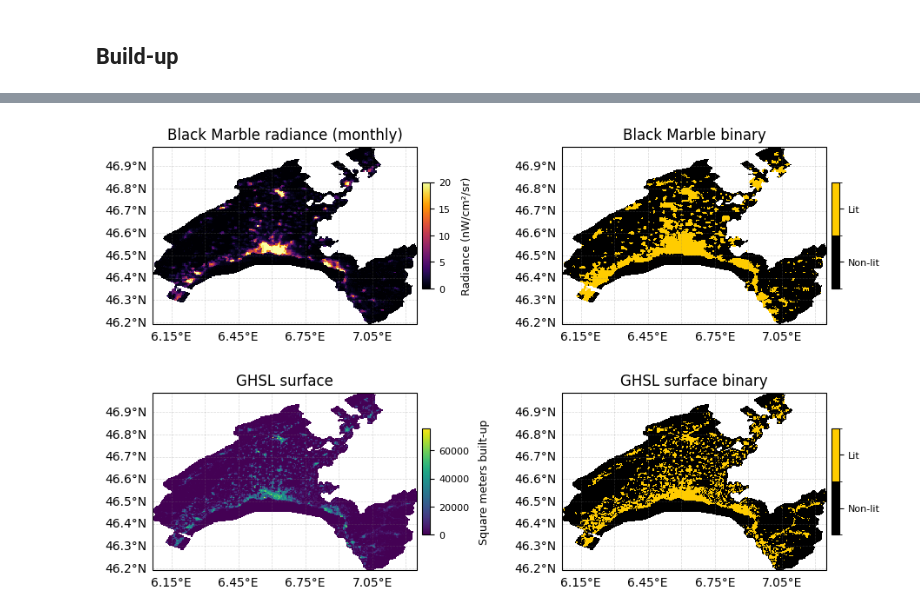
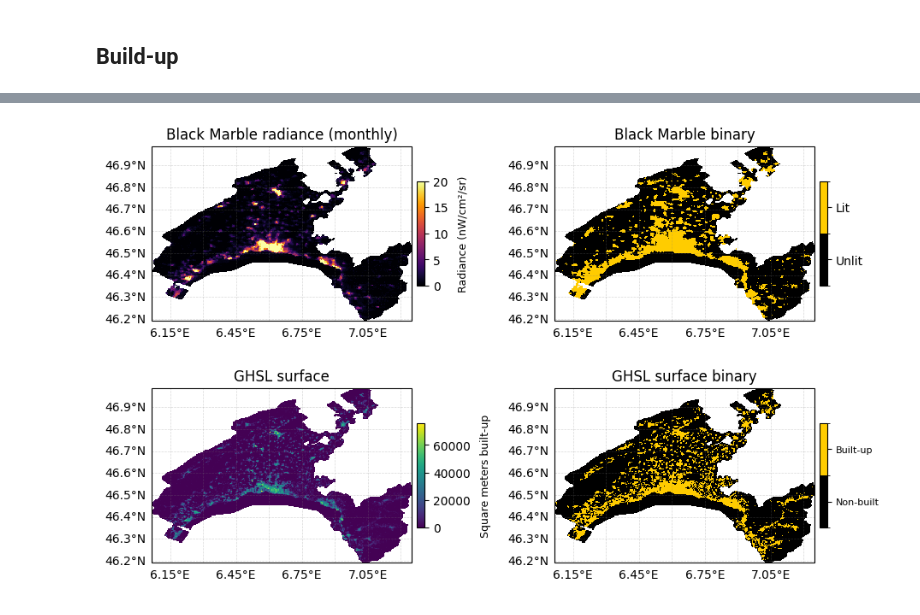
Before and after one commit to jankokla/conflict-monitoring-ntl, a Jupyter notebook: notebooks/plotting_methods.ipynb, the cells around one changed output, grey strips where cells are left out. Saved outputs shown, nothing was run; the diff lists cells and outputs as text; code cells hidden in the pictures.

Commit message:
update plot labels

```diff
--- a/notebooks/plotting_methods.ipynb
+++ b/notebooks/plotting_methods.ipynb
@@ -266,6 +266,7 @@ from mpl_toolkits.axes_grid1.inset_locator import inset_axes
 import numpy as np
 
 # --- DataArrays from your dataset ---
+# (Assuming ds is already defined in your environment)
 da_bm          = ds.black_marble_radiance_monthly
 da_bm_bin      = ds.black_marble_binary
 da_ghsl        = ds.ghsl_surface
@@ -274,20 +275,28 @@ da_ghsl_bin    = ds.ghsl_surface_binary
 lon = ds.lon
 lat = ds.lat
 
-# --- Binary colormap setup (re‑use for both binaries) ---
+# --- Binary colormap setup ---
 bin_codes  = np.array([0, 1])
 bin_colors = ["#000000", "#ffcc00"]
-bin_labels = ["Non-lit", "Lit"]
-
 cmap_bin   = ListedColormap(bin_colors)
 bin_bounds = np.array([-0.5, 0.5, 1.5])
 norm_bin   = BoundaryNorm(bin_bounds, cmap_bin.N)
 bin_tick_locs = np.array([0, 1])
 
-def bin_tick_formatter(x, pos):
+# --- Label Set 1: Black Marble ---
+bin_labels_bm = ["Unlit", "Lit"]
+def bm_tick_formatter(x, pos):
     idx = int(round(x))
     if idx in (0, 1):
-        return bin_labels[idx]
+        return bin_labels_bm[idx]
+    return ""
+
+# --- Label Set 2: GHSL (New) ---
+bin_labels_ghsl = ["Non-built", "Built-up"]
+def ghsl_tick_formatter(x, pos):
+    idx = int(round(x))
+    if idx in (0, 1):
+        return bin_labels_ghsl[idx]
     return ""
 
 # --- Figure: 2x2 grid of maps ---
@@ -309,108 +318,58 @@ im_bm = ax11.pcolormesh(
     vmin=0, vmax=20,
     transform=proj,
 )
-
 ax11.coastlines(resolution="10m", color="white", linewidth=0.6, alpha=0.8)
 ax11.set_title("Black Marble radiance (monthly)")
-
 gl = ax11.gridlines(draw_labels=True, linewidth=0.5, color="gray", alpha=0.3, linestyle="--")
 gl.top_labels = False
 gl.right_labels = False
 
-cax = inset_axes(
-    ax11, width="3%", height="60%",
-    loc="center left",
-    bbox_to_anchor=(1.02, 0, 1, 1),
-    bbox_transform=ax11.transAxes,
-    borderpad=0.0,
-)
+cax = inset_axes(ax11, width="3%", height="60%", loc="center left", bbox_to_anchor=(1.02, 0, 1, 1), bbox_transform=ax11.transAxes, borderpad=0.0)
 cbar = fig.colorbar(im_bm, cax=cax, orientation="vertical")
-cbar.ax.tick_params(labelsize=8)
 cbar.set_label("Radiance (nW/cm²/sr)", fontsize=9, labelpad=8)
 
 # --- (1,2) Black Marble binary ---
-im_bm_bin = ax12.pcolormesh(
-    lon, lat, da_bm_bin,
-    cmap=cmap_bin,
-    norm=norm_bin,
-    transform=proj,
-)
-
+im_bm_bin = ax12.pcolormesh(lon, lat, da_bm_bin, cmap=cmap_bin, norm=norm_bin, transform=proj)
 ax12.coastlines(resolution="10m", color="white", linewidth=0.6, alpha=0.8)
 ax12.set_title("Black Marble binary")
-
 gl = ax12.gridlines(draw_labels=True, linewidth=0.5, color="gray", alpha=0.3, linestyle="--")
 gl.top_labels = False
 gl.right_labels = False
 
-cax = inset_axes(
-    ax12, width="3%", height="60%",
-    loc="center left",
-    bbox_to_anchor=(1.02, 0, 1, 1),
-    bbox_transform=ax12.transAxes,
-    borderpad=0.0,
-)
+cax = inset_axes(ax12, width="3%", height="60%", loc="center left", bbox_to_anchor=(1.02, 0, 1, 1), bbox_transform=ax12.transAxes, borderpad=0.0)
 cbar = fig.colorbar(im_bm_bin, cax=cax, orientation="vertical")
 cbar.locator = FixedLocator(bin_tick_locs)
-cbar.formatter = FuncFormatter(bin_tick_formatter)
+cbar.formatter = FuncFormatter(bm_tick_formatter) # Use BM formatter
 cbar.update_ticks()
-cbar.ax.tick_params(labelsize=8)
 
 # --- (2,1) GHSL surface (continuous) ---
-# adjust vmin/vmax to your data
-im_ghsl = ax21.pcolormesh(
-    lon, lat, da_ghsl,
-    cmap="viridis",
-    transform=proj,
-)
-
+im_ghsl = ax21.pcolormesh(lon, lat, da_ghsl, cmap="viridis", transform=proj)
 ax21.coastlines(resolution="10m", color="white", linewidth=0.6, alpha=0.8)
 ax21.set_title("GHSL surface")
-
 gl = ax21.gridlines(draw_labels=True, linewidth=0.5, color="gray", alpha=0.3, linestyle="--")
 gl.top_labels = False
 gl.right_labels = False
 
-cax = inset_axes(
-    ax21, width="3%", height="60%",
-    loc="center left",
-    bbox_to_anchor=(1.02, 0, 1, 1),
-    bbox_transform=ax21.transAxes,
-    borderpad=0.0,
-)
+cax = inset_axes(ax21, width="3%", height="60%", loc="center left", bbox_to_anchor=(1.02, 0, 1, 1), bbox_transform=ax21.transAxes, borderpad=0.0)
 cbar = fig.colorbar(im_ghsl, cax=cax, orientation="vertical")
-cbar.ax.tick_params(labelsize=8)
 cbar.set_label("Square meters built-up", fontsize=9, labelpad=8)
 
-# --- (2,2) GHSL surface binary ---
-im_ghsl_bin = ax22.pcolormesh(
-    lon, lat, da_ghsl_bin,
-    cmap=cmap_bin,
-    norm=norm_bin,
-    transform=proj,
-)
-
+# --- (2,2) GHSL surface binary (MODIFIED) ---
+im_ghsl_bin = ax22.pcolormesh(lon, lat, da_ghsl_bin, cmap=cmap_bin, norm=norm_bin, transform=proj)
 ax22.coastlines(resolution="10m", color="white", linewidth=0.6, alpha=0.8)
 ax22.set_title("GHSL surface binary")
-
 gl = ax22.gridlines(draw_labels=True, linewidth=0.5, color="gray", alpha=0.3, linestyle="--")
 gl.top_labels = False
 gl.right_labels = False
 
-cax = inset_axes(
-    ax22, width="3%", height="60%",
-    loc="center left",
-    bbox_to_anchor=(1.02, 0, 1, 1),
-    bbox_transform=ax22.transAxes,
-    borderpad=0.0,
-)
+cax = inset_axes(ax22, width="3%", height="60%", loc="center left", bbox_to_anchor=(1.02, 0, 1, 1), bbox_transform=ax22.transAxes, borderpad=0.0)
 cbar = fig.colorbar(im_ghsl_bin, cax=cax, orientation="vertical")
 cbar.locator = FixedLocator(bin_tick_locs)
-cbar.formatter = FuncFormatter(bin_tick_formatter)
+cbar.formatter = FuncFormatter(ghsl_tick_formatter) # Use GHSL formatter
 cbar.update_ticks()
 cbar.ax.tick_params(labelsize=8)
 
 fig.subplots_adjust(hspace=-0.15, wspace=0.55)
 plt.show()
 # %% [output]
-[figure, old version]
+[figure, new version]
```
Also changed, not shown: parts of 3 cells of this notebook, 1 other file.
